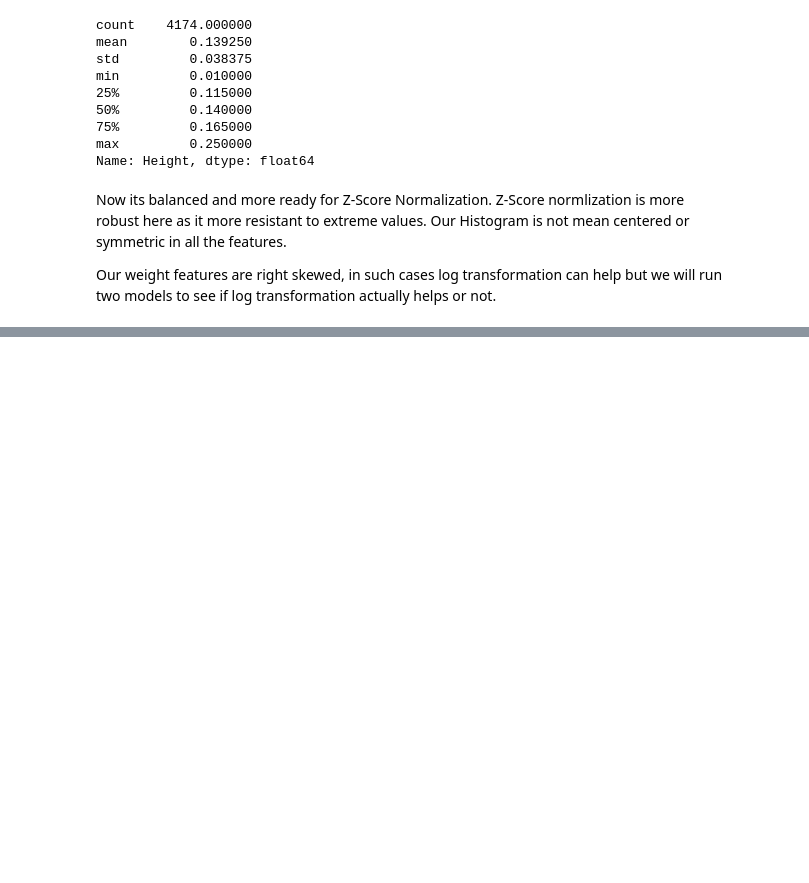
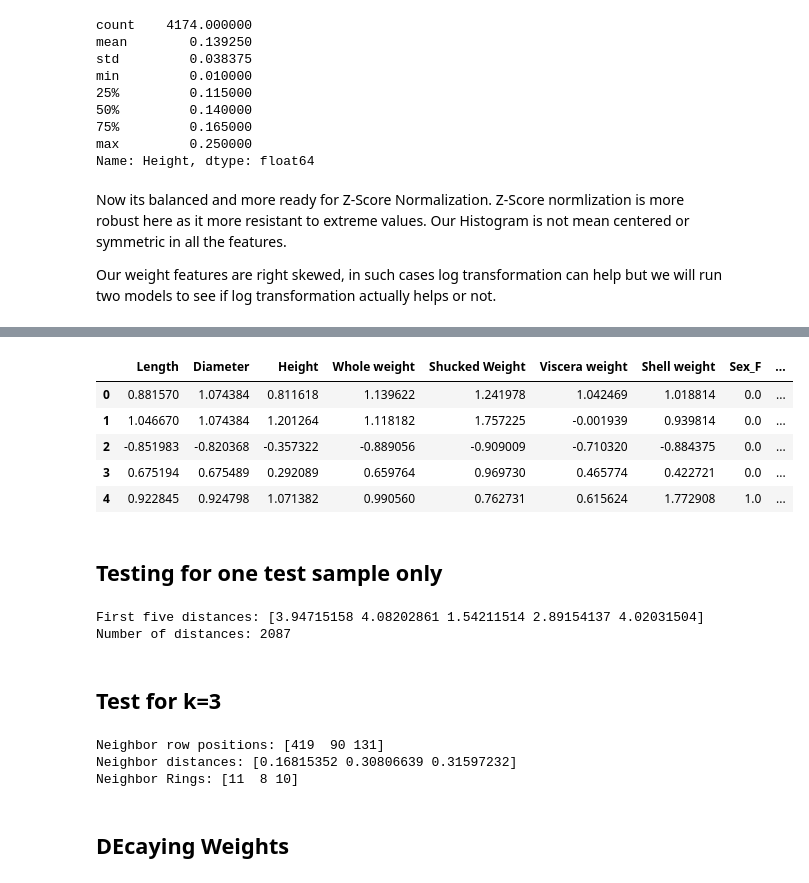
Before and after one commit to Qasimb946/Machine-Learning-Non-Parametric-Learning-P1, a Jupyter notebook: Notebooks/EDA_Abalone.ipynb, the cells around one changed output, grey strips where cells are left out. Cells and saved outputs as stored; diff of their text form; code cells hidden in the pictures; blank space fills up the shorter version.

```diff
--- a/Notebooks/EDA_Abalone.ipynb
+++ b/Notebooks/EDA_Abalone.ipynb
@@ -255,0 +353,48 @@ df
+# %%
+X_train_ready.head()
+# %% [output]
+|  | Length | Diameter | Height | Whole weight | Shucked Weight | Viscera weight | Shell weight | Sex_F | ... |
+| 0 | 0.881570 | 1.074384 | 0.811618 | 1.139622 | 1.241978 | 1.042469 | 1.018814 | 0.0 | ... |
+| 1 | 1.046670 | 1.074384 | 1.201264 | 1.118182 | 1.757225 | -0.001939 | 0.939814 | 0.0 | ... |
+| 2 | -0.851983 | -0.820368 | -0.357322 | -0.889056 | -0.909009 | -0.710320 | -0.884375 | 0.0 | ... |
+| 3 | 0.675194 | 0.675489 | 0.292089 | 0.659764 | 0.969730 | 0.465774 | 0.422721 | 0.0 | ... |
+| 4 | 0.922845 | 0.924798 | 1.071382 | 0.990560 | 0.762731 | 0.615624 | 1.772908 | 1.0 | ... |
+# %% [markdown]
+## Testing for one test sample only
+# %%
+X_train_array = X_train_ready.to_numpy(dtype=float)
+X_test_array = X_test_ready.to_numpy(dtype=float)
+
+query = X_test_array[0]
+
+differences = X_train_array - query
+
+distances = np.sqrt(np.sum(differences ** 2, axis=1))
+
+print("First five distances:", distances[:5])
+print("Number of distances:", len(distances))
+# %% [output]
+First five distances: [3.94715158 4.08202861 1.54211514 2.89154137 4.02031504]
+Number of distances: 2087
+# %% [markdown]
+## Test for k=3
+# %%
+k = 3
+
+sorted_indices = np.argsort(distances)
+
+nearest_indices = sorted_indices[:k]
+
+# Retrieve those neighbors' distances and target values
+nearest_distances = distances[nearest_indices]
+nearest_targets = y_train.iloc[nearest_indices].to_numpy()
+
+print("Neighbor row positions:", nearest_indices)
+print("Neighbor distances:", nearest_distances)
+print("Neighbor Rings:", nearest_targets)
+# %% [output]
+Neighbor row positions: [419  90 131]
+Neighbor distances: [0.16815352 0.30806639 0.31597232]
+Neighbor Rings: [11  8 10]
+# %% [markdown]
+## DEcaying Weights
```
Also changed, not shown: parts of 23 cells of this notebook.
